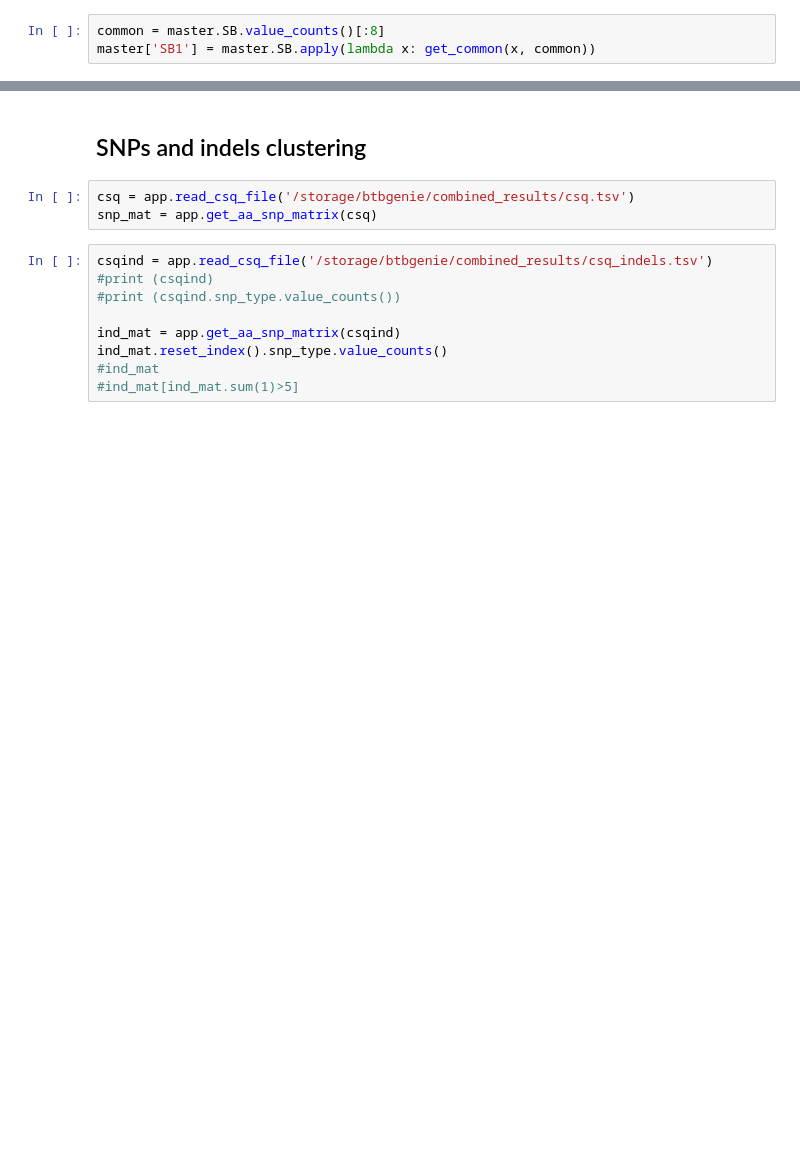
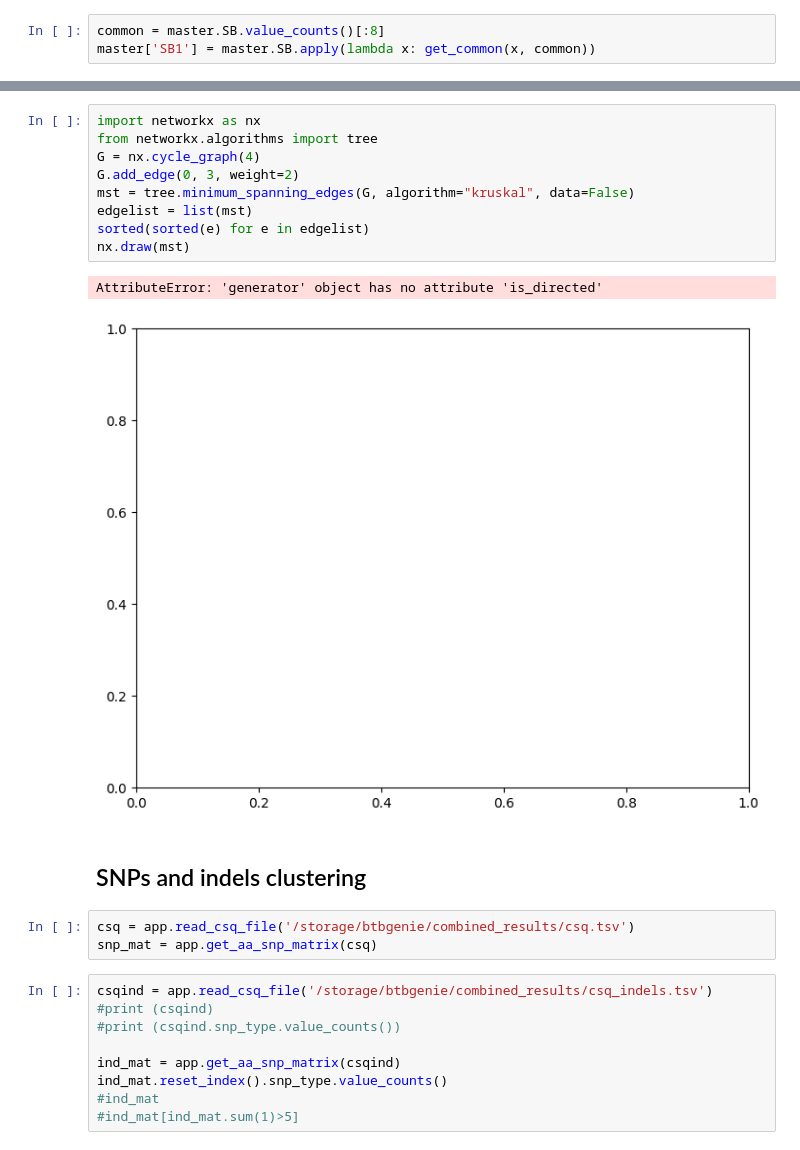
Before and after one commit to dmnfarrell/snipgenie, a Jupyter notebook: notebooks/global_lineages.ipynb, the cells around one changed output, grey strips where cells are left out. Cells and saved outputs as stored; diff of their text form; blank space fills up the shorter version.

```diff
--- a/notebooks/global_lineages.ipynb
+++ b/notebooks/global_lineages.ipynb
@@ -315,3 +454,15 @@ table.body.gaps.rows[:] = 3
+# %%
+import networkx as nx
+from networkx.algorithms import tree
+G = nx.cycle_graph(4)
+G.add_edge(0, 3, weight=2)
+mst = tree.minimum_spanning_edges(G, algorithm="kruskal", data=False)
+edgelist = list(mst)
+sorted(sorted(e) for e in edgelist)
+nx.draw(mst)
+# %% [output]
+AttributeError: 'generator' object has no attribute 'is_directed'
+[figure, added]
 # %% [markdown]
 ## SNPs and indels clustering
 # %%
```
Also changed, not shown: parts of 35 cells of this notebook, 18 other files.
